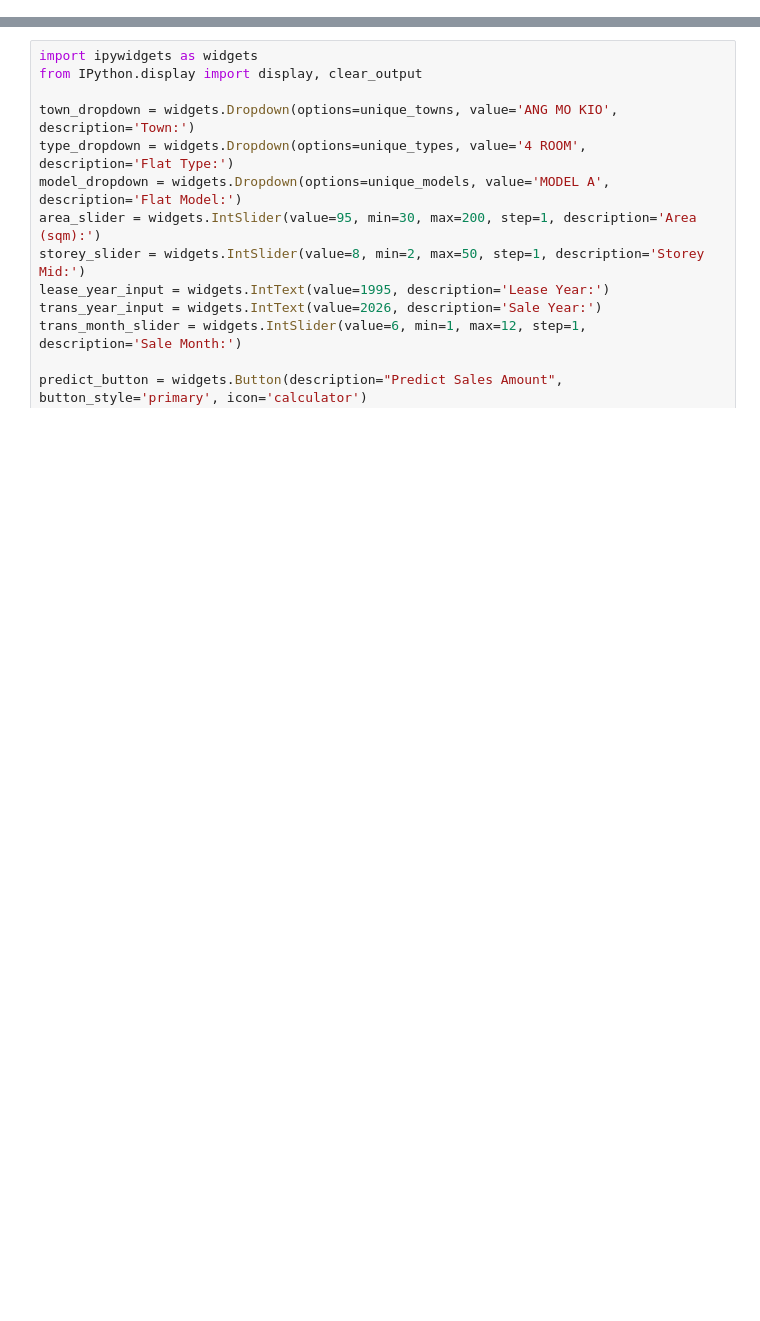
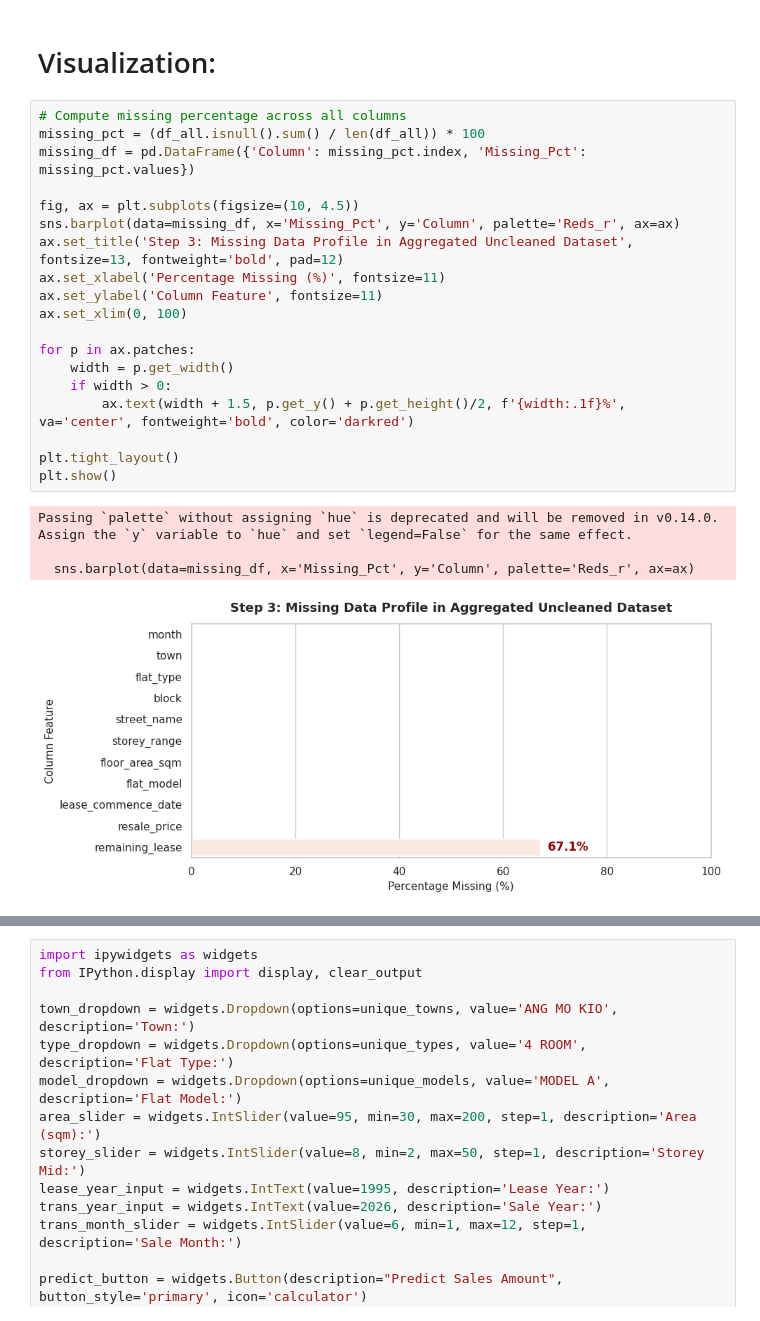
Before and after one commit to Rafeek-Data/Rafeek-Ahamed_Capstone-Project, a Jupyter notebook: Rafeek_Colab_Capstone.ipynb, the cells around one changed output, grey strips where cells are left out. Drawn from its saved outputs; the diff is of its cells as text; blank space fills up the shorter version.

```diff
--- a/Rafeek_Colab_Capstone.ipynb
+++ b/Rafeek_Colab_Capstone.ipynb
@@ -998,0 +170,26 @@ Predicted Sales / Resale Price: $630,728.00
+# %% [markdown]
+# Visualization:
+# %%
+# Compute missing percentage across all columns
+missing_pct = (df_all.isnull().sum() / len(df_all)) * 100
+missing_df = pd.DataFrame({'Column': missing_pct.index, 'Missing_Pct': missing_pct.values})
+
+fig, ax = plt.subplots(figsize=(10, 4.5))
+sns.barplot(data=missing_df, x='Missing_Pct', y='Column', palette='Reds_r', ax=ax)
+ax.set_title('Step 3: Missing Data Profile in Aggregated Uncleaned Dataset', fontsize=13, fontweight='bold', pad=12)
+ax.set_xlabel('Percentage Missing (%)', fontsize=11)
+ax.set_ylabel('Column Feature', fontsize=11)
+ax.set_xlim(0, 100)
+
+for p in ax.patches:
+    width = p.get_width()
+    if width > 0:
+        ax.text(width + 1.5, p.get_y() + p.get_height()/2, f'{width:.1f}%', va='center', fontweight='bold', color='darkred')
+
+plt.tight_layout()
+plt.show()
+# %% [output]
+Passing `palette` without assigning `hue` is deprecated and will be removed in v0.14.0. Assign the `y` variable to `hue` and set `legend=False` for the same effect.
+
+  sns.barplot(data=missing_df, x='Missing_Pct', y='Column', palette='Reds_r', ax=ax)
+[figure, added]
```
Also changed, not shown: parts of 51 cells of this notebook.
